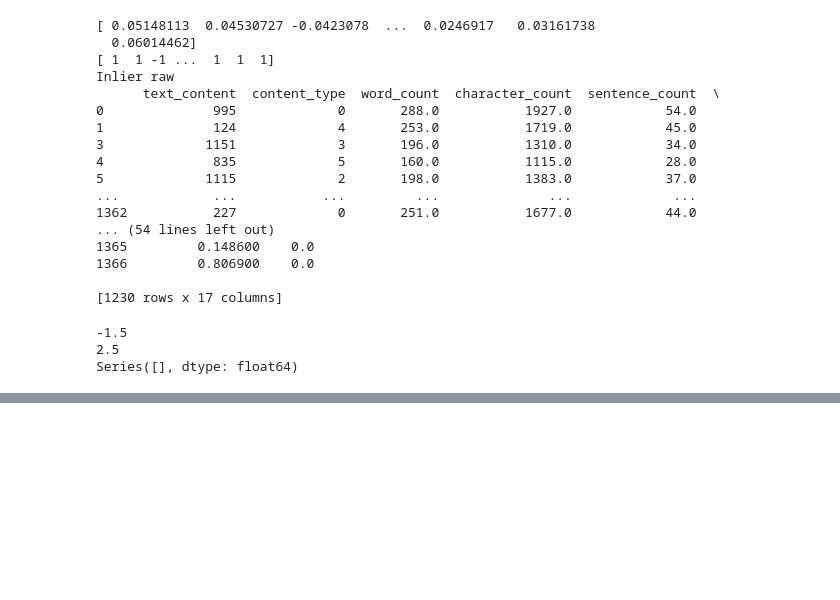
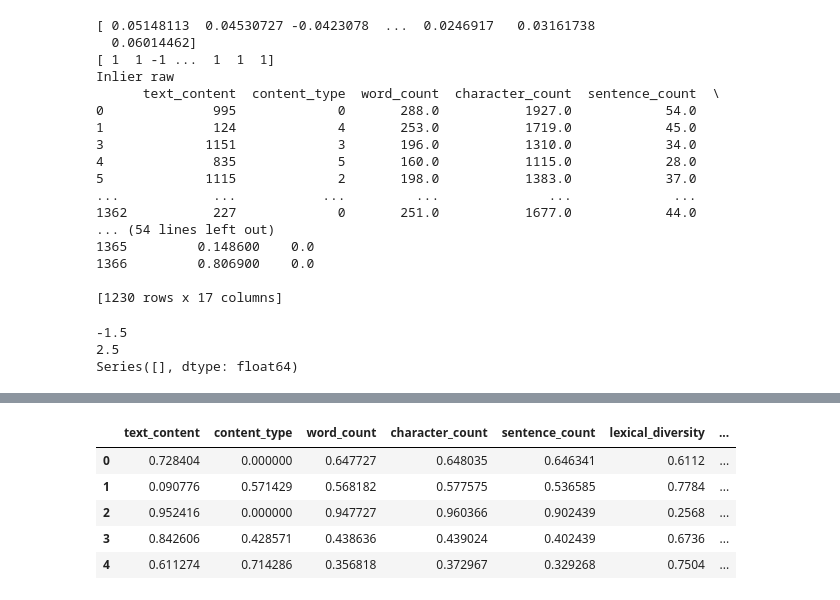
Before and after one commit to MfB010193/Machine-Learning-Pipeline, a Jupyter notebook: Machine Learning Pipeline.ipynb, the cells around one changed output, grey strips where cells are left out. Drawn from its saved outputs; the diff is of its cells as text; code cells hidden in the pictures; blank space fills up the shorter version.

```diff
--- a/Machine Learning Pipeline.ipynb
+++ b/Machine Learning Pipeline.ipynb
@@ -207,0 +260,5 @@ Series([], dtype: float64)
+# %%
+# Min-Max-Scalling
+min_val = df.min()
+max_val = df.max()
+print(min_val , max_val)
@@ -207,0 +283,10 @@ Series([], dtype: float64)
+# %%
+Min_Max_scaling = (df-min_val)/(max_val-min_val)
+Min_Max_scaling.head()
+# %% [output]
+|  | text_content | content_type | word_count | character_count | sentence_count | lexical_diversity | ... |
+| 0 | 0.728404 | 0.000000 | 0.647727 | 0.648035 | 0.646341 | 0.6112 | ... |
+| 1 | 0.090776 | 0.571429 | 0.568182 | 0.577575 | 0.536585 | 0.7784 | ... |
+| 2 | 0.952416 | 0.000000 | 0.947727 | 0.960366 | 0.902439 | 0.2568 | ... |
+| 3 | 0.842606 | 0.428571 | 0.438636 | 0.439024 | 0.402439 | 0.6736 | ... |
+| 4 | 0.611274 | 0.714286 | 0.356818 | 0.372967 | 0.329268 | 0.7504 | ... |
```
Also changed, not shown: parts of 7 cells of this notebook.
